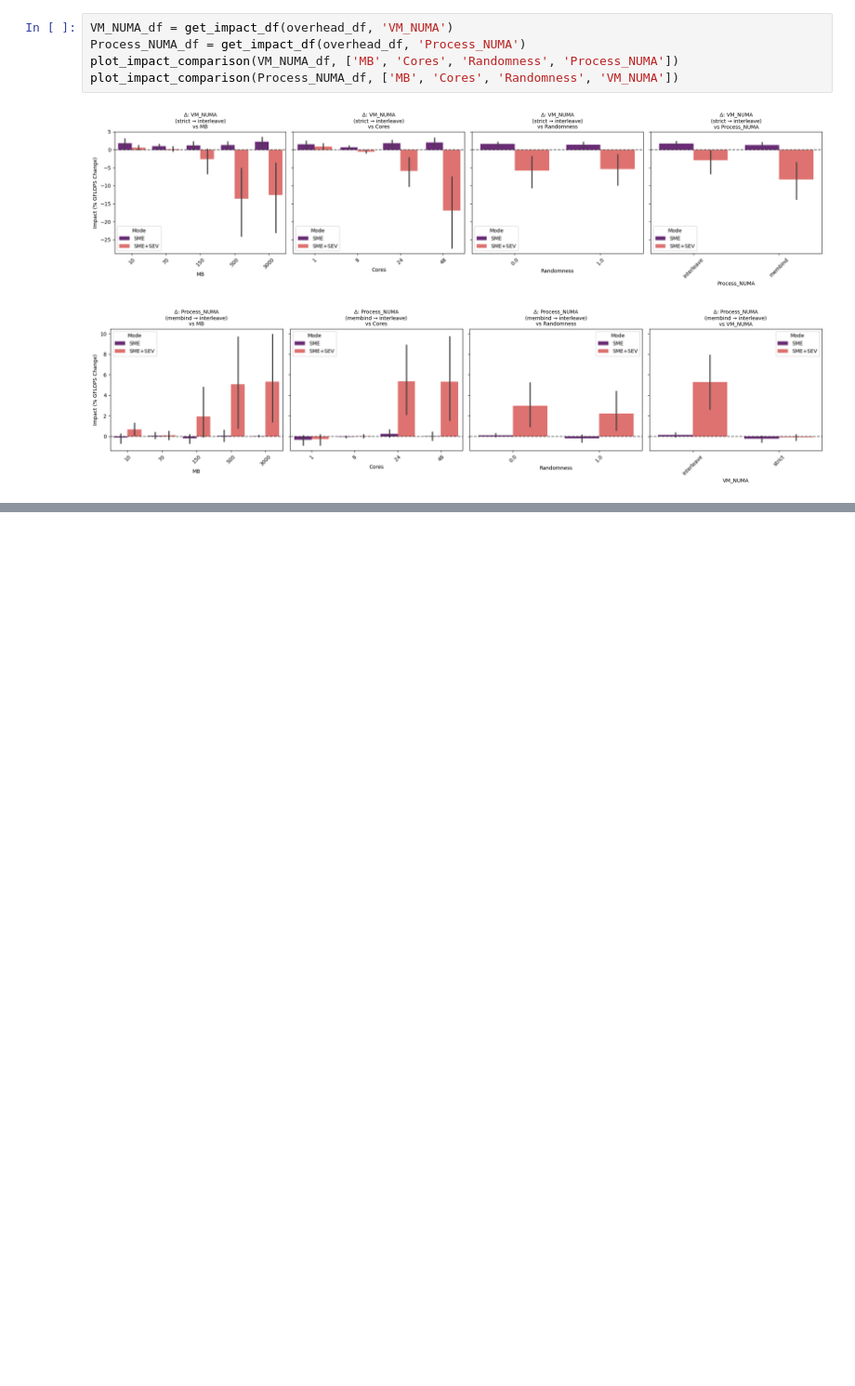
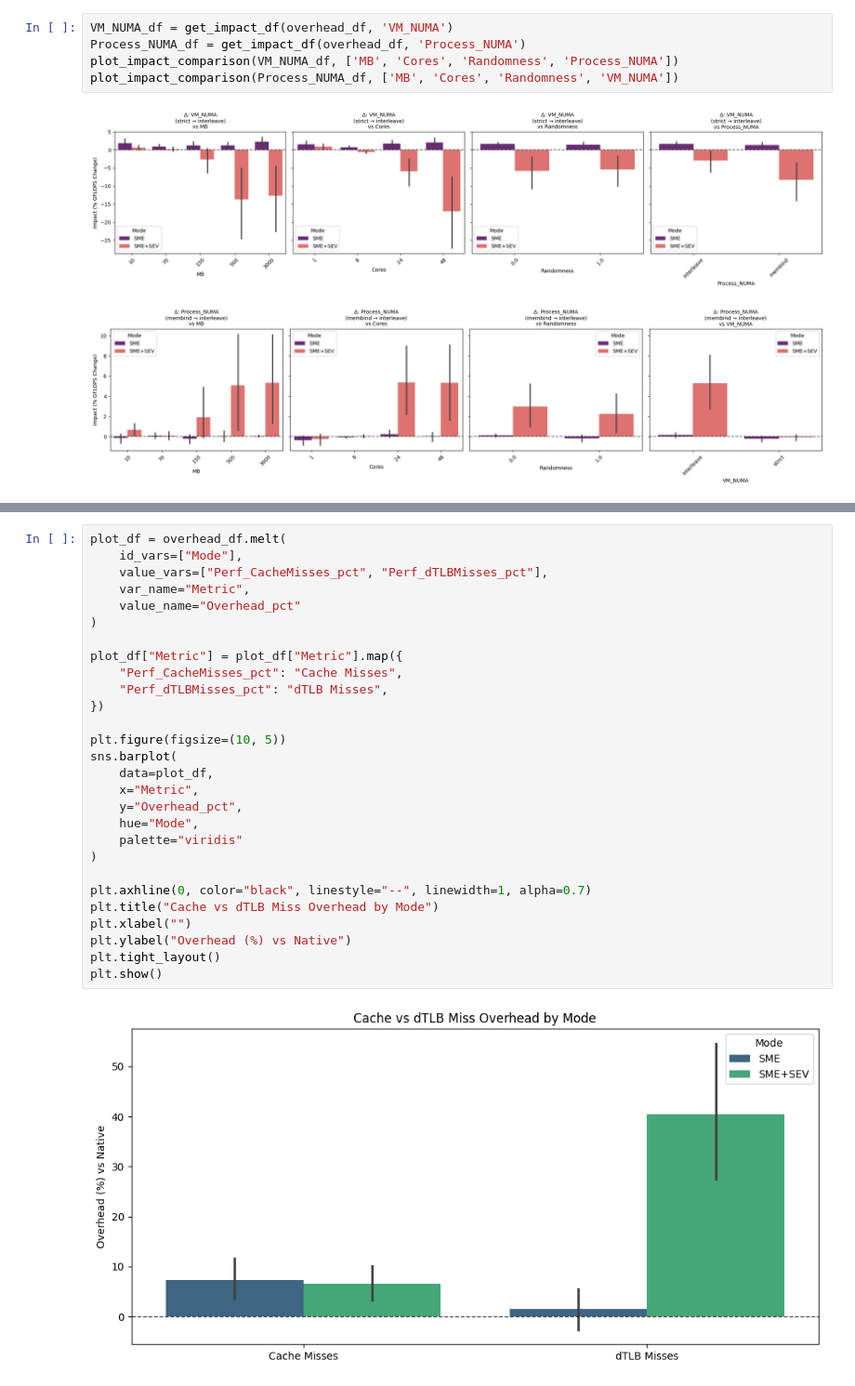
Before and after one commit to engelsm/MA-bench-framework, a Jupyter notebook: benchmark/spmv/analysis.ipynb, the cells around one changed output, grey strips where cells are left out. Shown at 93% size. Cells and saved outputs as stored; diff of their text form; blank space fills up the shorter version.

```diff
--- a/benchmark/spmv/analysis.ipynb
+++ b/benchmark/spmv/analysis.ipynb
@@ -522,0 +602,30 @@ plot_impact_comparison(Process_NUMA_df, ['MB', 'Cores', 'Randomness', 'VM_NUMA']
+# %%
+plot_df = overhead_df.melt(
+    id_vars=["Mode"],
+    value_vars=["Perf_CacheMisses_pct", "Perf_dTLBMisses_pct"],
+    var_name="Metric",
+    value_name="Overhead_pct"
+)
+
+plot_df["Metric"] = plot_df["Metric"].map({
+    "Perf_CacheMisses_pct": "Cache Misses",
+    "Perf_dTLBMisses_pct": "dTLB Misses",
+})
+
+plt.figure(figsize=(10, 5))
+sns.barplot(
+    data=plot_df,
+    x="Metric",
+    y="Overhead_pct",
+    hue="Mode",
+    palette="viridis"
+)
+
+plt.axhline(0, color="black", linestyle="--", linewidth=1, alpha=0.7)
+plt.title("Cache vs dTLB Miss Overhead by Mode")
+plt.xlabel("")
+plt.ylabel("Overhead (%) vs Native")
+plt.tight_layout()
+plt.show()
+# %% [output]
+[figure, added]
```
Also changed, not shown: parts of 20 cells of this notebook, 6 other files.
